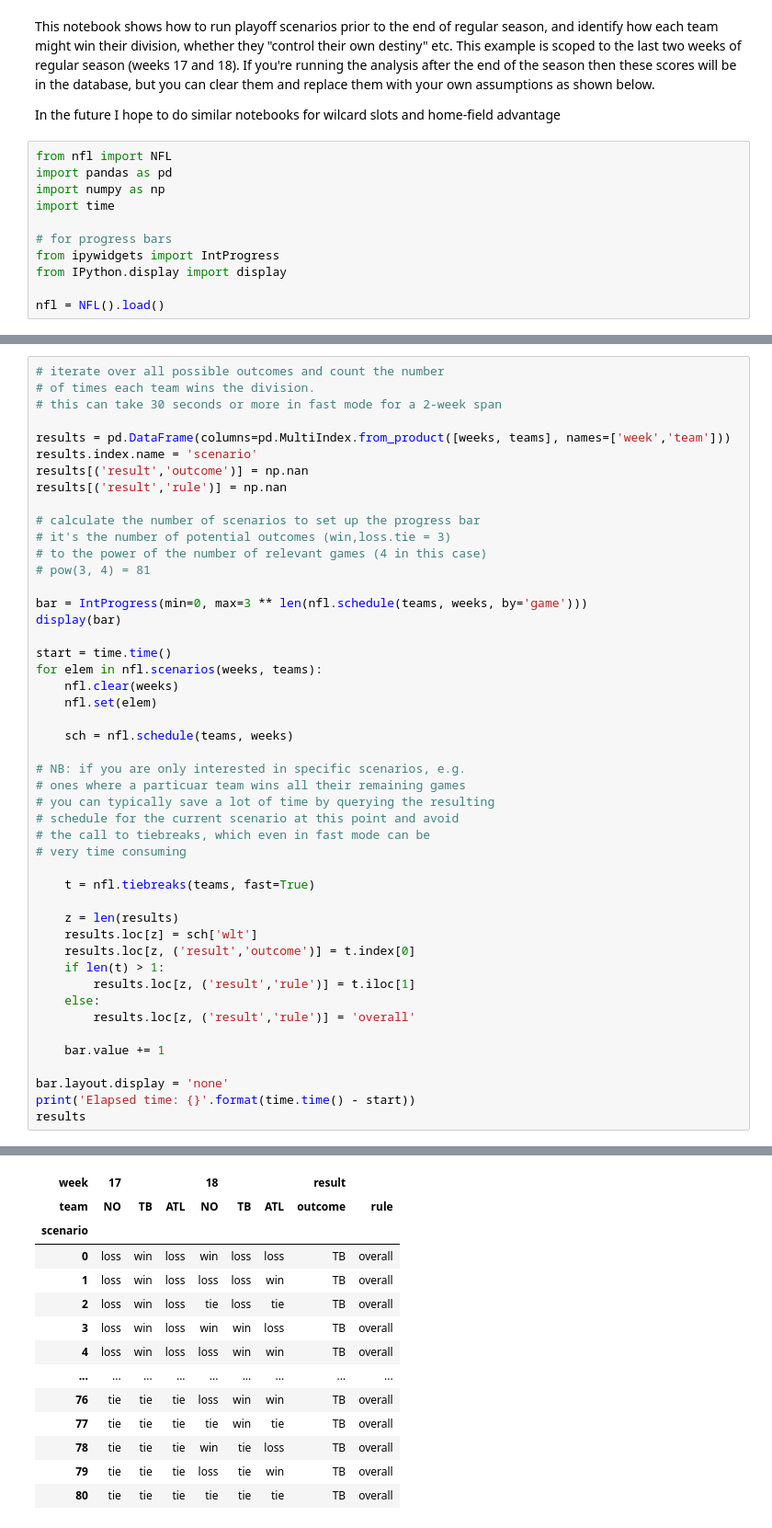
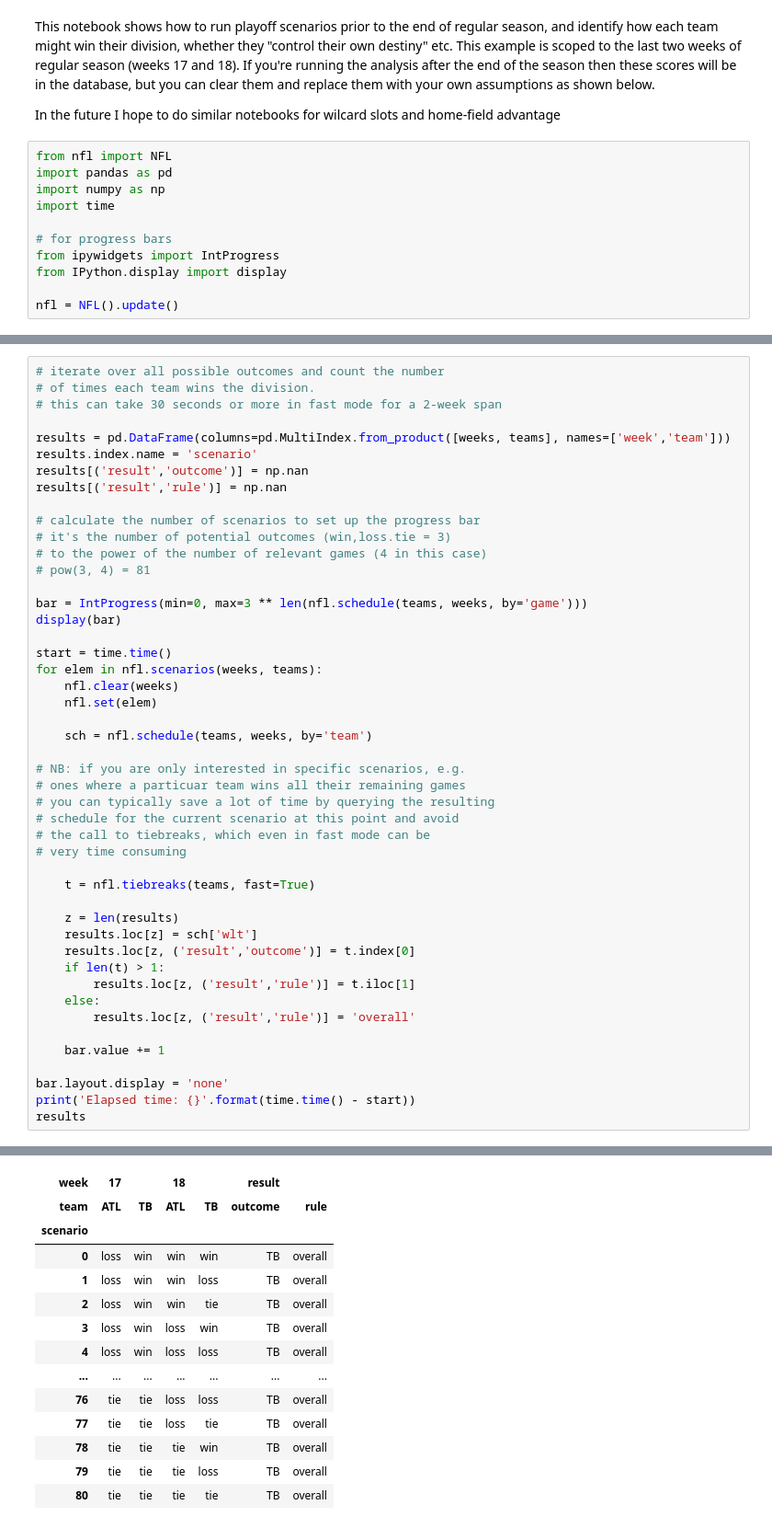
Before and after one commit to tgherzog/nfl, a Jupyter notebook: division-scenarios.ipynb, the cells around one changed output, grey strips where cells are left out. Shown: that part at 92% size. Saved outputs shown, nothing was run; the diff lists cells and outputs as text.

Commit message:
Add back support for scenarios

```diff
--- a/division-scenarios.ipynb
+++ b/division-scenarios.ipynb
@@ -17,7 +17,7 @@ import time
 from ipywidgets import IntProgress
 from IPython.display import display
 
-nfl = NFL().load()
+nfl = NFL().update()
 # %%
 # For reference, print conference standings not counting weeks 17 and 18
 weeks = [17, 18]
@@ -99,7 +98,7 @@ for elem in nfl.scenarios(weeks, teams):
     nfl.clear(weeks)
     nfl.set(elem)
 
-    sch = nfl.schedule(teams, weeks)
+    sch = nfl.schedule(teams, weeks, by='team')
 
 # NB: if you are only interested in specific scenarios, e.g.
 # ones where a particuar team wins all their remaining games
@@ -129,14 +128,14 @@ Elapsed time: 17.120001077651978
-| week | 17 |  |  | 18 |  |  | result |  |
-| team | NO | TB | ATL | NO | TB | ATL | outcome | rule |
-| scenario |  |  |  |  |  |  |  |  |
-| 0 | loss | win | loss | win | loss | loss | TB | overall |
-| 1 | loss | win | loss | loss | loss | win | TB | overall |
-| 2 | loss | win | loss | tie | loss | tie | TB | overall |
-| 3 | loss | win | loss | win | win | loss | TB | overall |
-| 4 | loss | win | loss | loss | win | win | TB | overall |
-| ... | ... | ... | ... | ... | ... | ... | ... | ... |
-| 76 | tie | tie | tie | loss | win | win | TB | overall |
-| 77 | tie | tie | tie | tie | win | tie | TB | overall |
-| 78 | tie | tie | tie | win | tie | loss | TB | overall |
-| 79 | tie | tie | tie | loss | tie | win | TB | overall |
-| 80 | tie | tie | tie | tie | tie | tie | TB | overall |
+| week | 17 |  | 18 |  | result |  |
+| team | ATL | TB | ATL | TB | outcome | rule |
+| scenario |  |  |  |  |  |  |
+| 0 | loss | win | win | win | TB | overall |
+| 1 | loss | win | win | loss | TB | overall |
+| 2 | loss | win | win | tie | TB | overall |
+| 3 | loss | win | loss | win | TB | overall |
+| 4 | loss | win | loss | loss | TB | overall |
+| ... | ... | ... | ... | ... | ... | ... |
+| 76 | tie | tie | loss | loss | TB | overall |
+| 77 | tie | tie | loss | tie | TB | overall |
+| 78 | tie | tie | tie | win | TB | overall |
+| 79 | tie | tie | tie | loss | TB | overall |
+| 80 | tie | tie | tie | tie | TB | overall |
```
Also changed, not shown: parts of 8 cells of this notebook, 1 other file.
